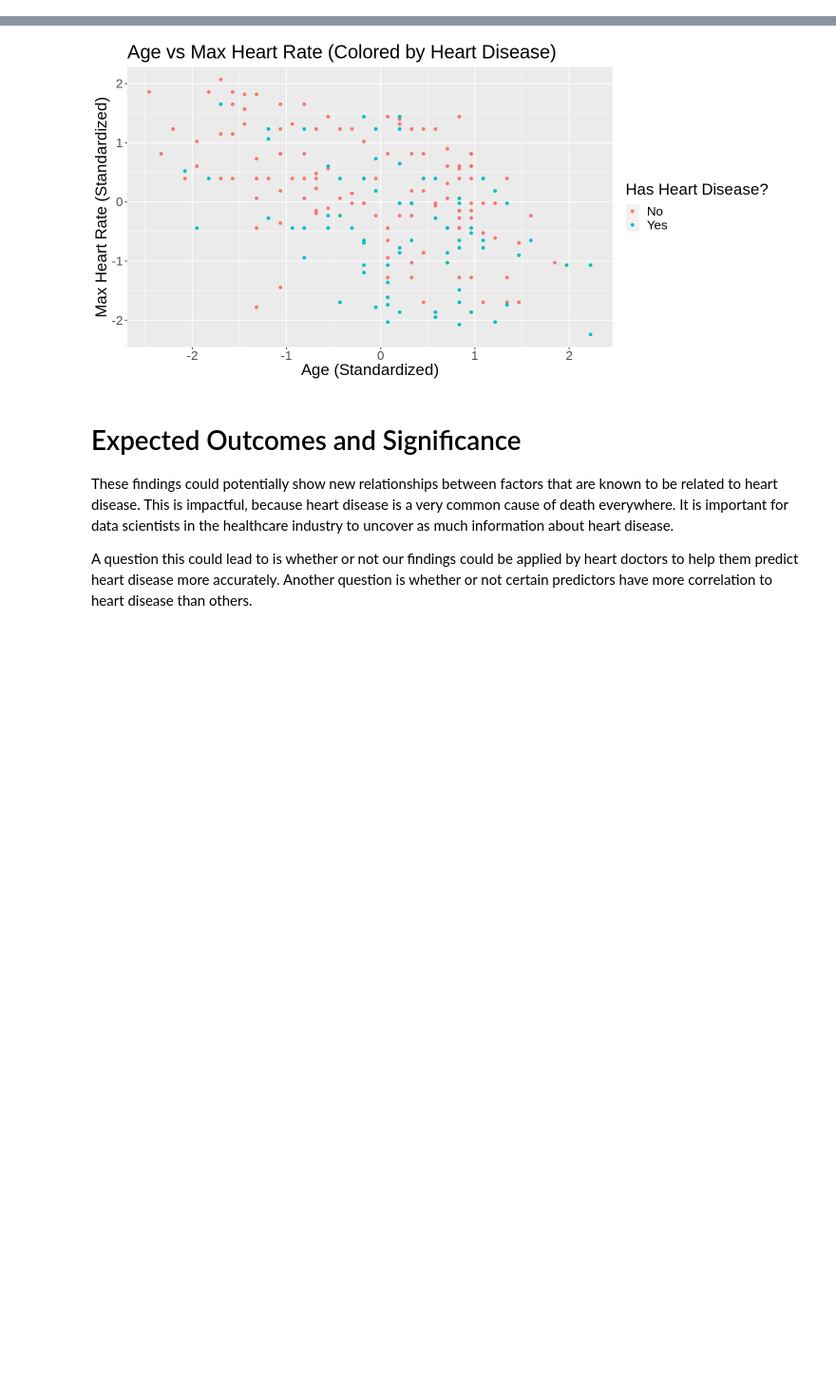
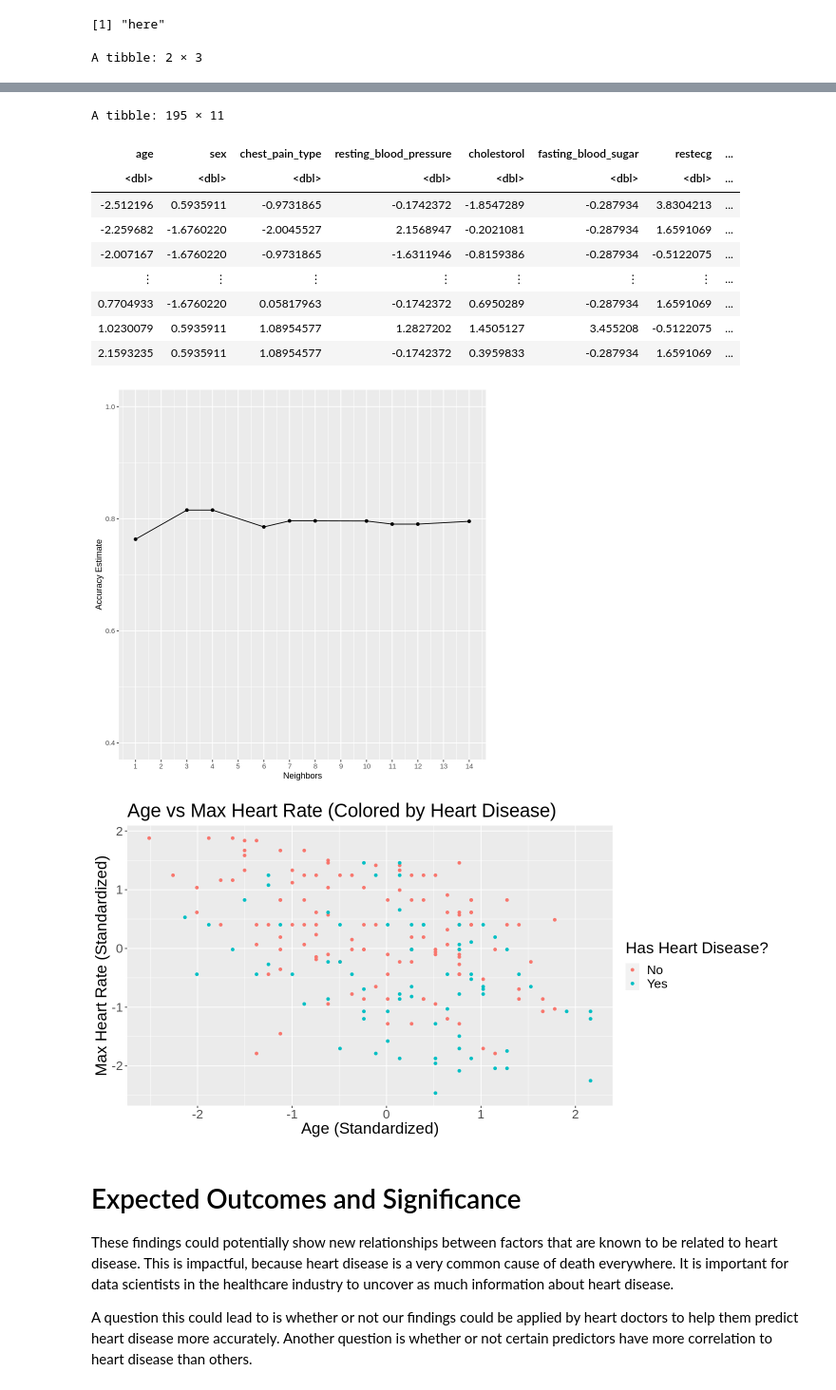
Before and after one commit to Jaspal-Basra1/DSCI100Project, a Jupyter notebook: project.ipynb, the cells around one changed output, grey strips where cells are left out. Shown at 95% size. Drawn from its saved outputs; the diff is of its cells as text; code cells hidden in the pictures; blank space fills up the shorter version.

Commit message:
Implemented KNN classification and added more predictors

```diff
--- a/project.ipynb
+++ b/project.ipynb
@@ -36,4 +36,6 @@ options(repr.matrix.max.rows = 6)
 # %%
+set.seed(1000)
+
 # Read data
 url <- "https://archive.ics.uci.edu/ml/machine-learning-databases/heart-disease/processed.hungarian.data"
 heart_disease_data <- read_csv(url, col_names = FALSE)
@@ -98,15 +100,59 @@ summary <- summary |>
 summary
 
 # Select data to visualize
-heart_disease_training_plot_data <- heart_disease_data_training |>
-   select(age, max_heart_rate, has_heart_disease)
+heart_disease_training_plot_data <- heart_disease_data_training #|>
+#    select(age, max_heart_rate, has_heart_disease)
 
 # Scale data for effective visualization
 heart_disease_recipe <- recipe(has_heart_disease ~ ., data = heart_disease_training_plot_data) |>
    step_scale(all_predictors()) |>
-   step_center(all_predictors()) |>
+   step_center(all_predictors()) #|>
+   #prep()
+
+# Cross Validation
+heart_vfold <- vfold_cv(heart_disease_training_plot_data, v = 5, strata = has_heart_disease)
+
+knn_tune <- nearest_neighbor(weight_func = "rectangular", neighbors = tune()) |>
+      set_engine("kknn") |>
+      set_mode("classification")
+
+knn_results <- workflow() |>
+      add_recipe(heart_disease_recipe) |>
+      add_model(knn_tune) |>
+      tune_grid(resamples = heart_vfold, grid = 10) |>
+      collect_metrics()
+
+accuracies <- knn_results |>
+      filter(.metric == "accuracy")
+
+accuracy_versus_k <- ggplot(accuracies, aes(x = neighbors, y = mean))+
+      geom_point() +
+      geom_line() +
+      labs(x = "Neighbors", y = "Accuracy Estimate") +
+      scale_x_continuous(breaks = seq(0, 14, by = 1)) +  # adjusting the x-axis
+      scale_y_continuous(limits = c(0.4, 1.0)) # adjusting the y-axis
+accuracy_versus_k
+
+knn_model <- nearest_neighbor(weight_func = "rectangular", neighbors = 3) |>
+      set_engine("kknn") |>
+      set_mode("classification")
+
+heart_fit <- workflow() |>
+      add_recipe(heart_disease_recipe) |>
+      add_model(knn_model) |>
+      fit(data = heart_disease_training_plot_data)
+
+heart_test_predictions <- predict(heart_fit , heart_disease_data_testing) |>
+      bind_cols(heart_disease_data_testing)
+heart_test_predictions
+
+heart_prediction_accuracy <- heart_test_predictions |>
+        metrics(truth = has_heart_disease, estimate = .pred_class)
+print("here")
+heart_prediction_accuracy
+
+heart_disease_recipe <- heart_disease_recipe |>
    prep()
-
 scaled_heart_disease_data <- bake(heart_disease_recipe, heart_disease_training_plot_data)
 
 # Print scaled data
@@ -160,0 +207,2 @@ A tibble: 195 × 3
+[1] "here"
+A tibble: 2 × 3
@@ -161,4 +213,15 @@ A tibble: 195 × 3
+A tibble: 195 × 11
+| age | sex | chest_pain_type | resting_blood_pressure | cholestorol | fasting_blood_sugar | restecg | ... |
+| <dbl> | <dbl> | <dbl> | <dbl> | <dbl> | <dbl> | <dbl> | ... |
+| -2.512196 | 0.5935911 | -0.9731865 | -0.1742372 | -1.8547289 | -0.287934 | 3.8304213 | ... |
+| -2.259682 | -1.6760220 | -2.0045527 | 2.1568947 | -0.2021081 | -0.287934 | 1.6591069 | ... |
+| -2.007167 | -1.6760220 | -0.9731865 | -1.6311946 | -0.8159386 | -0.287934 | -0.5122075 | ... |
+| ⋮ | ⋮ | ⋮ | ⋮ | ⋮ | ⋮ | ⋮ | ... |
+| 0.7704933 | -1.6760220 | 0.05817963 | -0.1742372 | 0.6950289 | -0.287934 | 1.6591069 | ... |
+| 1.0230079 | 0.5935911 | 1.08954577 | 1.2827202 | 1.4505127 | 3.455208 | -0.5122075 | ... |
+| 2.1593235 | 0.5935911 | 1.08954577 | -0.1742372 | 0.3959833 | -0.287934 | 1.6591069 | ... |
-[figure, old version]
+[figure, new version]
+[figure, added]
 # %% [markdown]
 # Expected Outcomes and Significance
 
```
Also changed, not shown: parts of 3 cells of this notebook.
